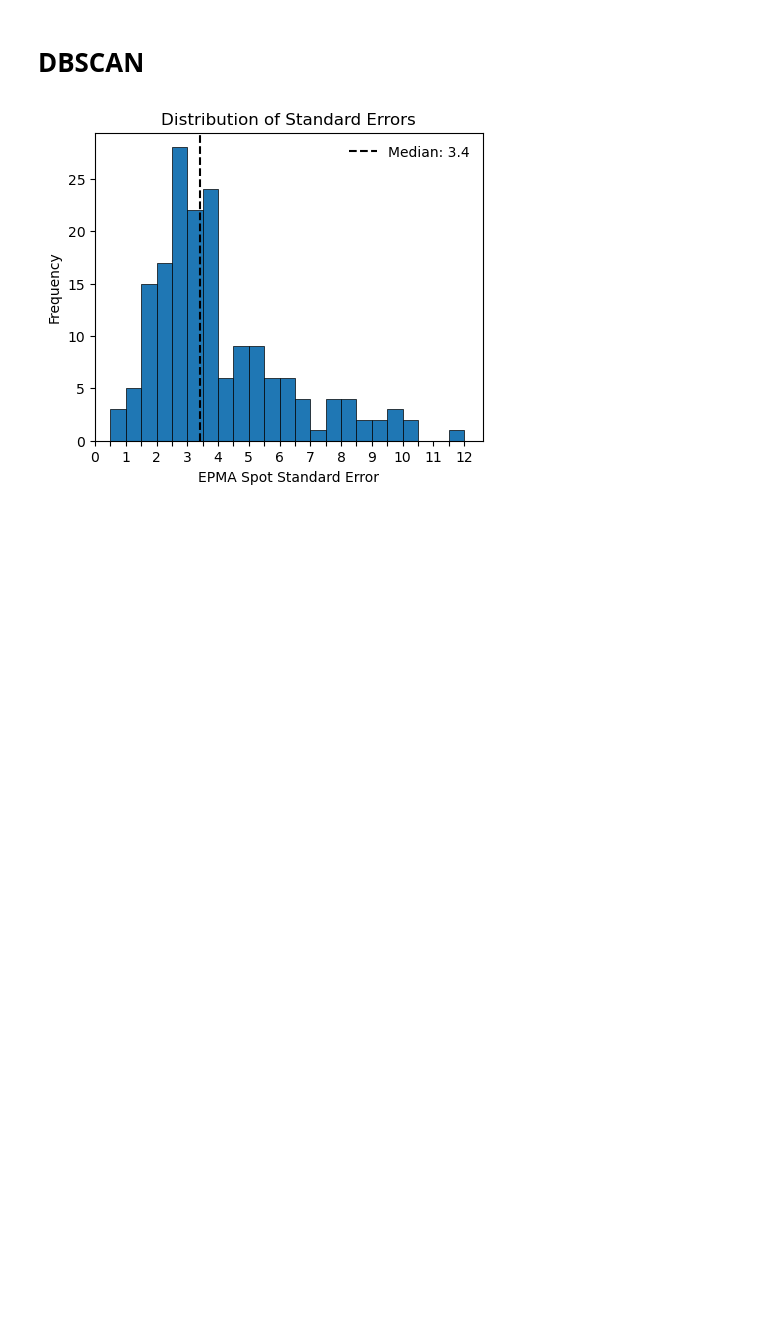
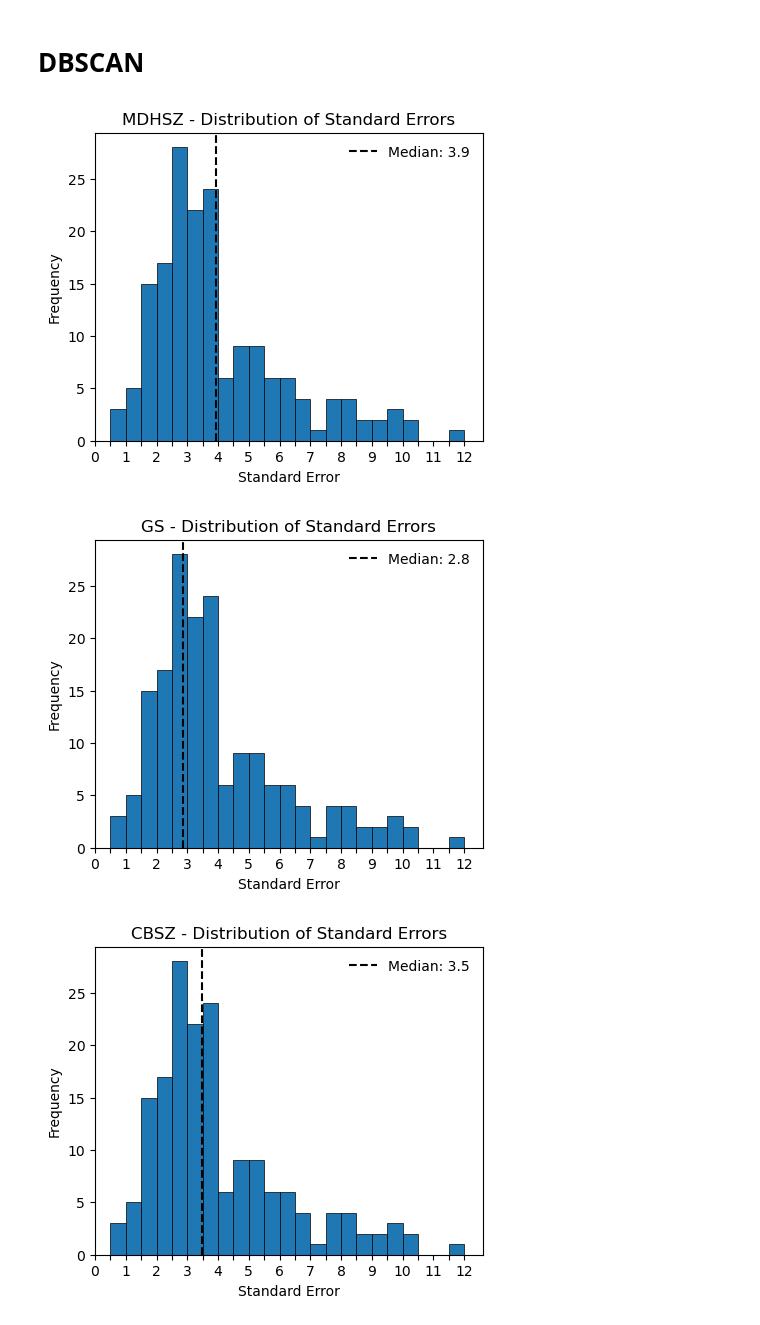
Before and after one commit to masseygeo/monazite-age-clustering, a Jupyter notebook: code/dbscan.ipynb, the cells around one changed output. Drawn from its saved outputs; the diff is of its cells as text; code cells hidden in the pictures; blank space fills up the shorter version.

Commit message:
Updated DBSCAN medians for each zone & plots; updated GMM component choice for GS.

```diff
--- a/code/dbscan.ipynb
+++ b/code/dbscan.ipynb
@@ -64,35 +64,33 @@ df.head()
 # %% [markdown]
 # DBSCAN
 # %%
-fig, ax = plt.subplots(figsize=(5,4))
 
-bins = np.arange(0, df['error'].max()+0.5, 0.5)
-ax.hist(x=df['error'], linewidth=0.5, edgecolor='k', facecolor='tab:blue', bins=bins, align='mid')
+eps_values = []
 
-# q25 = df['error'].quantile(0.25)
-# q325 = df['error'].quantile(0.325)
-q50 = df['error'].quantile(0.5)
-# q625 = df['error'].quantile(0.625)
-# q75 = df['error'].quantile(0.75)
+for zone in structural_zones:
 
-eps_values = [q50]
-eps_labels = ['Median']
-# eps_values = [q25, q325, q50, q625, q75]
-# eps_labels = ['Q25', 'Q32.5', 'Median', 'Q62.5', 'Q75']
+    fig, ax = plt.subplots(figsize=(5,4))
 
-for eps, label in zip(eps_values, eps_labels):
-    ax.axvline(x=eps, color='k', linestyle='--', linewidth=1.5, label=f"{label}: {round(eps,1)}")
+    bins = np.arange(0, df['error'].max()+0.5, 0.5)
+    ax.hist(x=df['error'], linewidth=0.5, edgecolor='k', facecolor='tab:blue', bins=bins, align='mid')
 
-ax.legend(frameon=False)
-ax.set_xlim(0)
-ax.set_xticks(bins)
-ax.set_xticklabels([int(i) if i%1==0 else '' for i in bins])
-ax.set_title('Distribution of Standard Errors')
-ax.set_ylabel('Frequency')
-ax.set_xlabel('EPMA Spot Standard Error')
+    q50 = df.loc[df['zone'] == zone, 'error'].quantile(0.5)
+    eps_values.append(q50)
 
-output_path = f"{output_dir}/{group_type}_se_distribution.png"
-plt.savefig(output_path, dpi=300, bbox_inches='tight', pad_inches=0)
-plt.show()
+    ax.axvline(x=q50, color='k', linestyle='--', linewidth=1.5, label=f"Median: {round(q50,1)}")
+
+    ax.legend(frameon=False)
+    ax.set_xlim(0)
+    ax.set_xticks(bins)
+    ax.set_xticklabels([int(i) if i%1==0 else '' for i in bins])
+    ax.set_title(f"{zone} - Distribution of Standard Errors")
+    ax.set_ylabel('Frequency')
+    ax.set_xlabel('Standard Error')
+
+    output_path = f"{output_dir}/{group_type}_{zone}_se.png"
+    plt.savefig(output_path, dpi=300, bbox_inches='tight', pad_inches=0)
+    plt.show()
 # %% [output]
-[figure, old version]
+[figure, new version]
+[figure, added]
+[figure, added]
```
Also changed, not shown: parts of 3 cells of this notebook, 14 other files.
